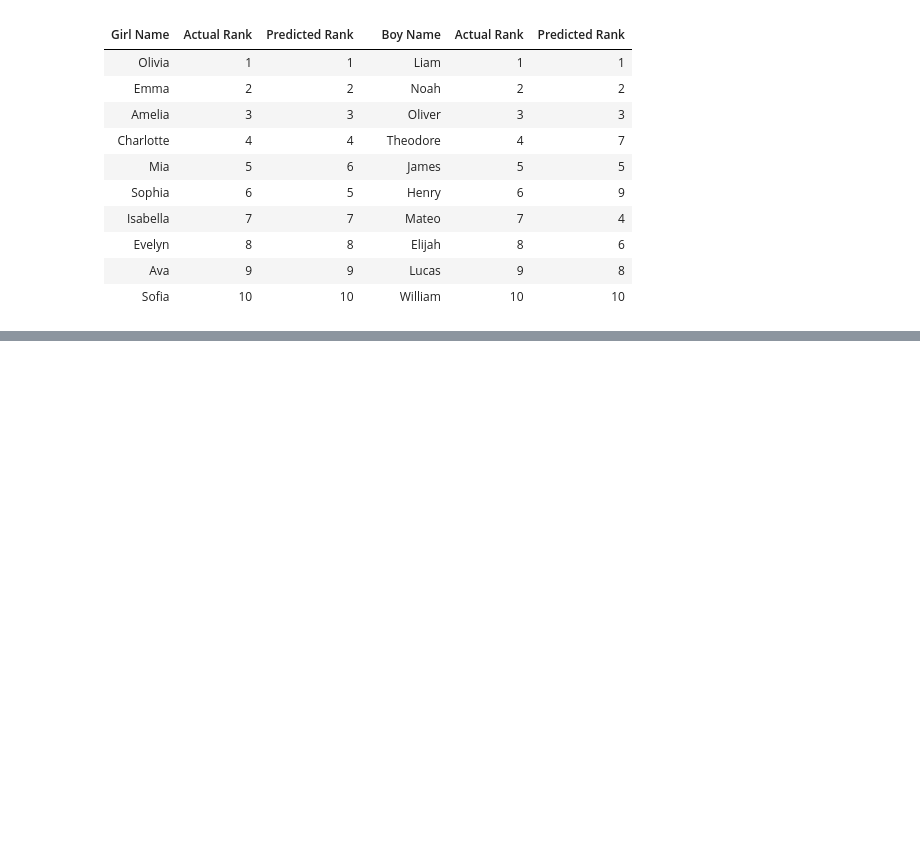
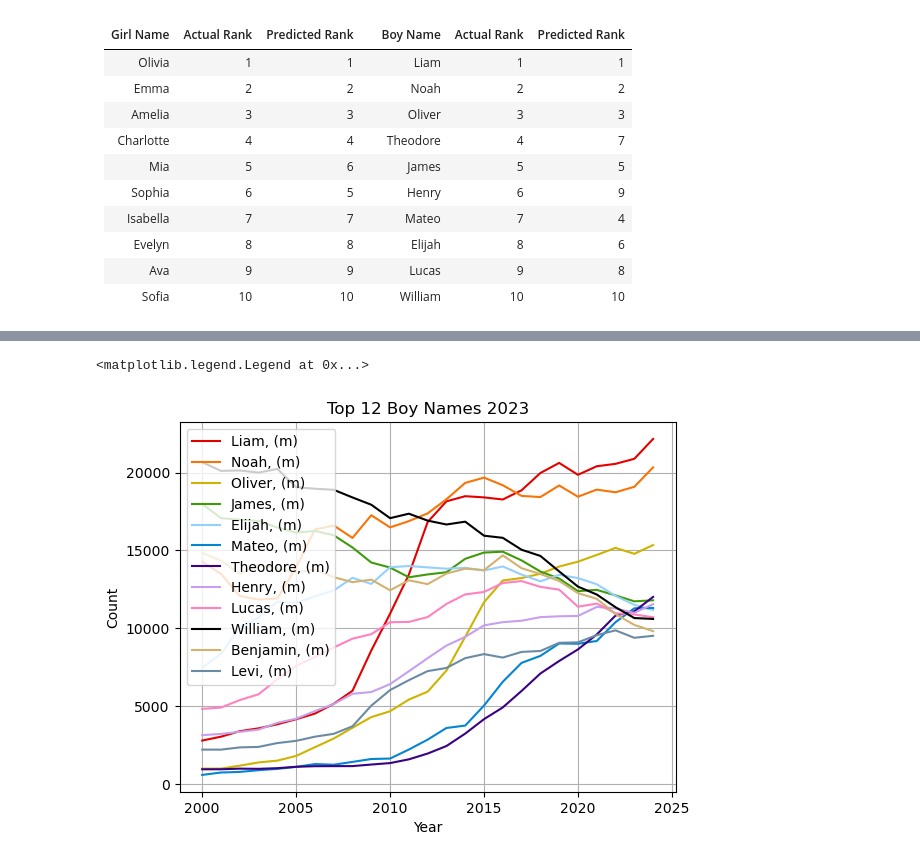
Before and after one commit to MalinMorris/NameData, a Jupyter notebook: predictions.ipynb, the cells around one changed output, grey strips where cells are left out. Cells and saved outputs as stored; diff of their text form; code cells hidden in the pictures; blank space fills up the shorter version.

```diff
--- a/predictions.ipynb
+++ b/predictions.ipynb
@@ -82,0 +98,15 @@ I entered my predictions into behindthename.com's prediction game and came 7th o
+# %%
+color_index = 0
+for n in boys_2023:
+    name_counts, ignore = f.name_counts_years(n.lower(), 'm', 2023, 2000, 2025)
+    plt.plot(range(2000,2025), name_counts,
+             color = colors[color_index], label = f"{n}, (m)")
+    color_index += 1
+plt.title("Top 12 Boy Names 2023")
+plt.xlabel('Year')
+plt.ylabel('Count')
+plt.grid()
+plt.legend()
+# %% [output]
+<matplotlib.legend.Legend at 0x...>
+[figure, added]
```
Also changed, not shown: parts of 1 cell of this notebook.
